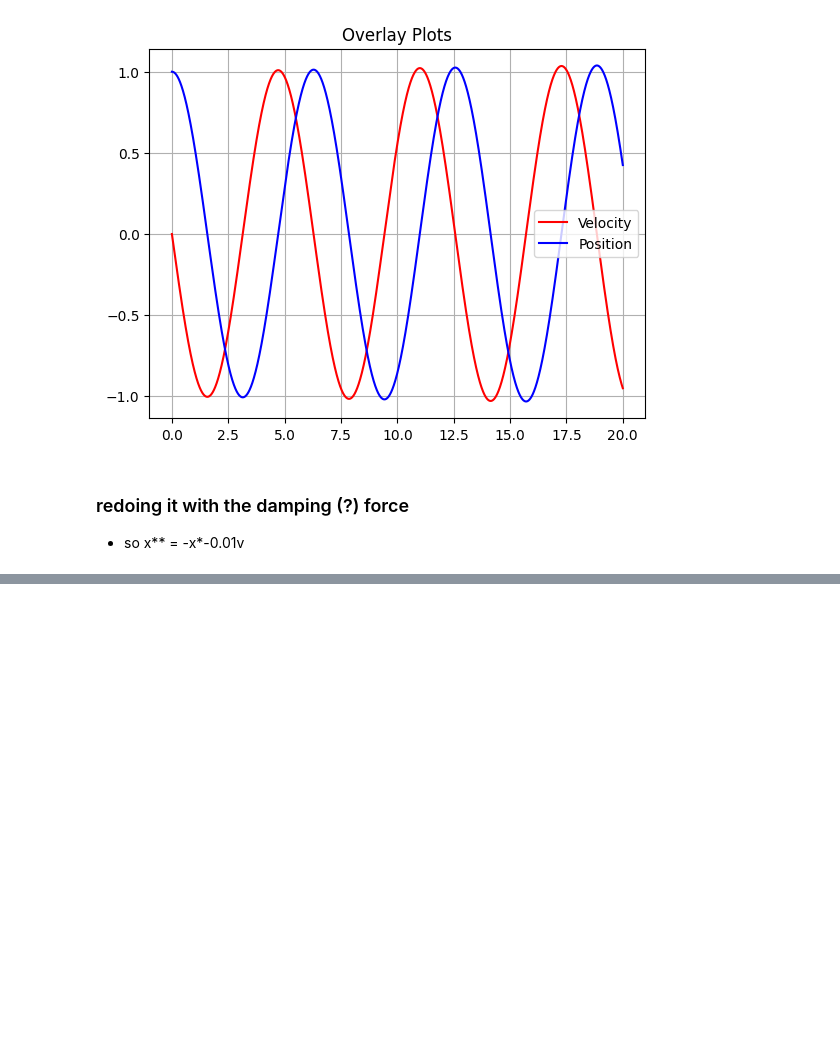
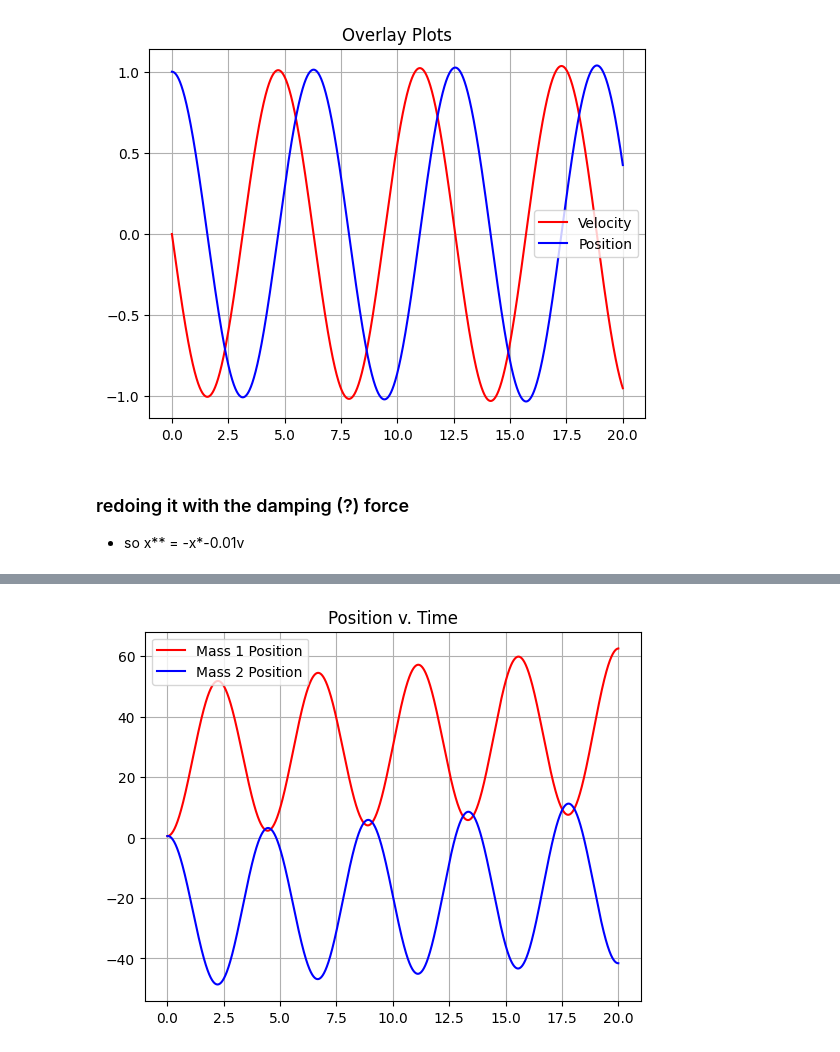
Before and after one commit to AlyanaJusino/pn_trajectories_26, a Jupyter notebook: pnresearch.ipynb, the cells around one changed output, grey strips where cells are left out. Cells and saved outputs as stored; diff of their text form; code cells hidden in the pictures; blank space fills up the shorter version.

```diff
--- a/pnresearch.ipynb
+++ b/pnresearch.ipynb
@@ -229,0 +281,11 @@ plt.show()
+# %%
+fig, ax = plt.subplots() #making the overlay
+
+#overlaying the plots
+ax.plot(t, y[2], label='Mass 1 Position', color='red')
+ax.plot(t,y[0], label='Mass 2 Position', color='blue')
+ax.set_title('Position v. Time')
+ax.legend()
+ax.grid(True)
+# %% [output]
+[figure, added]
```
Also changed, not shown: parts of 13 cells of this notebook.
